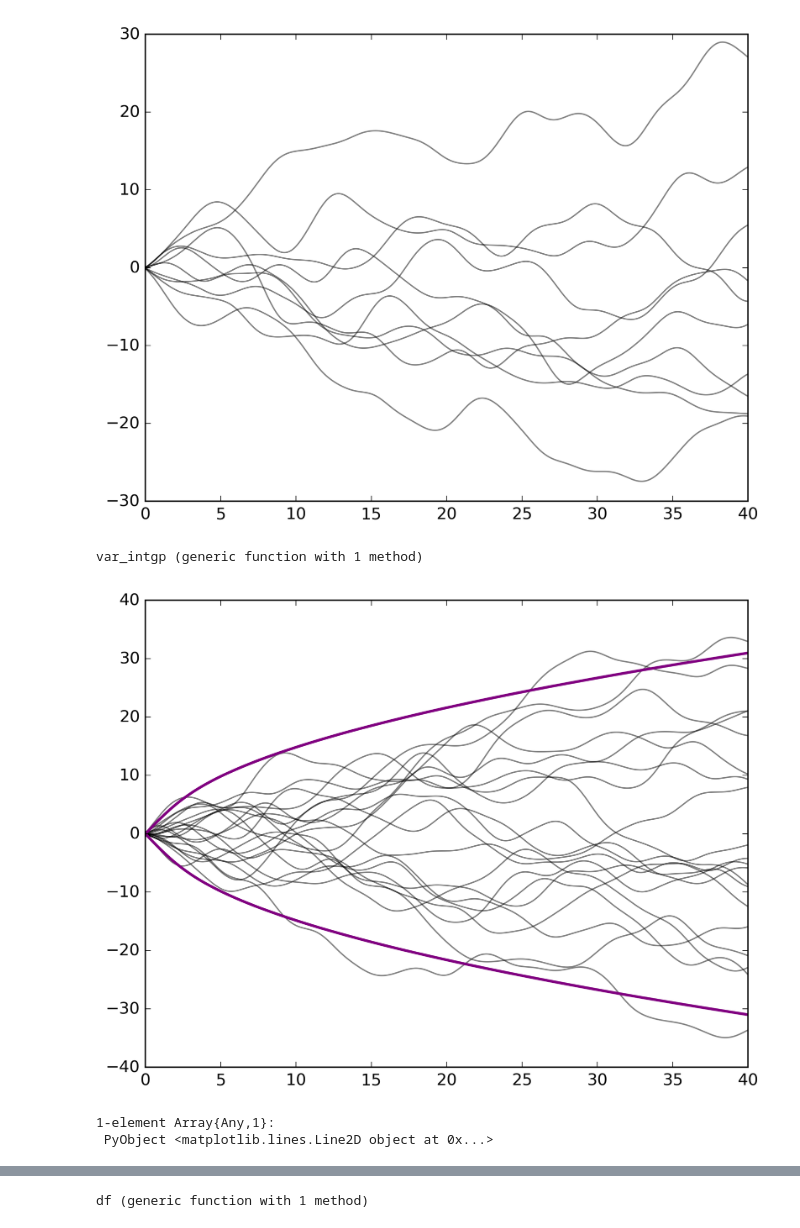
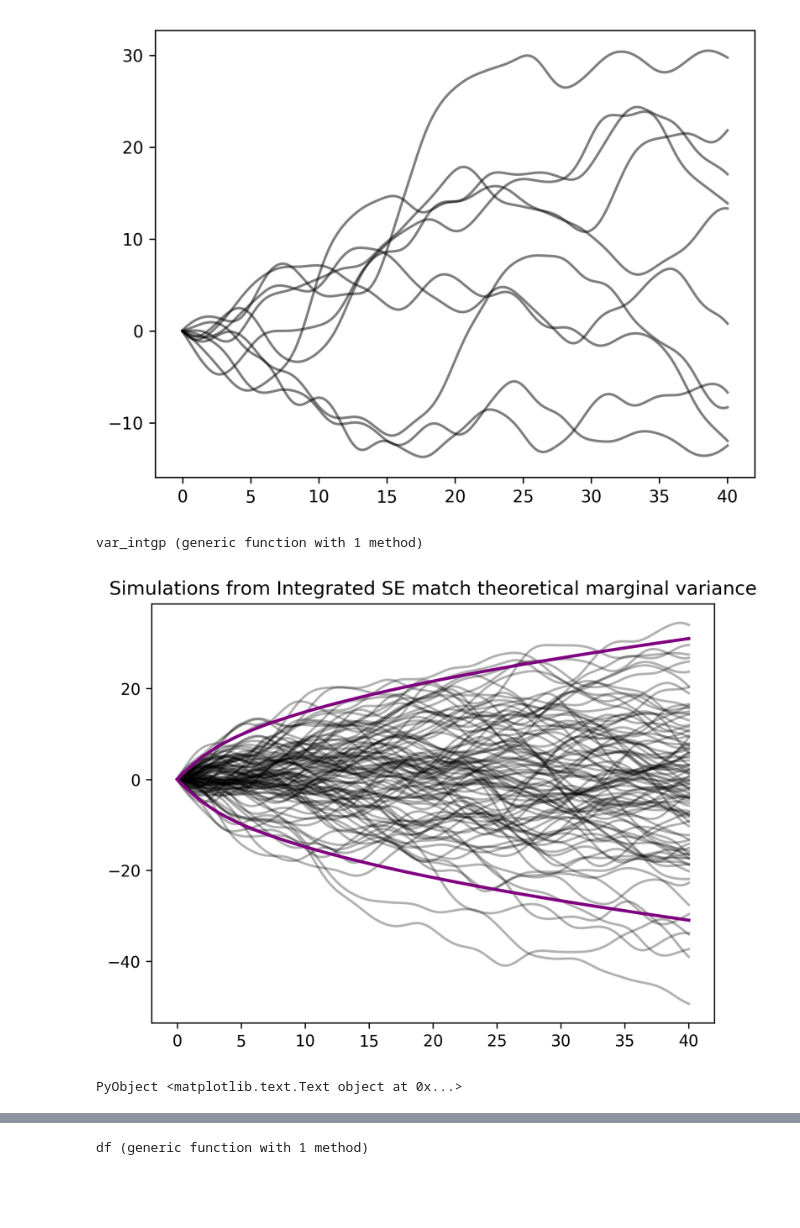
Before and after one commit to gwb/rdd-coverage, a Jupyter notebook: Maxime/notebooks/Integrate GP.ipynb, the cells around one changed output, grey strips where cells are left out. Cells and saved outputs as stored; diff of their text form; code cells hidden in the pictures; blank space fills up the shorter version.

```diff
--- a/Maxime/notebooks/Integrate GP.ipynb
+++ b/Maxime/notebooks/Integrate GP.ipynb
@@ -18,3 +23,3 @@ Type: GaussianProcesses.SEIso, Params: [0.3,0.3]
 # %%
-prior_GP = GP(;k=se, m=MeanZero(), logNoise=1e-8)
+prior_GP = GPE(;k=se, m=MeanZero(), logNoise=1e-8)
 # %% [output]
@@ -43,5 +50,6 @@ plt.plot(xx, int_r)
 # %%
 xx = linspace(0,40,1000)
+srand(1)
 for _ in 1:10
     r=rand(prior_GP, xx, 1)
     dx=median(diff(xx))
@@ -49,7 +57,7 @@ for _ in 1:10
     plt.plot(xx, int_r, color="black", alpha=0.5)
 end
 # %% [output]
-[figure, old version]
+[figure, new version]
 # %%
 function var_intgp(x, σ, l)
     u = x / l / √2
@@ -59,18 +67,18 @@ end
 var_intgp (generic function with 1 method)
 # %%
 xx = linspace(0,40,1000)
-for _ in 1:20
+for _ in 1:100
     r=rand(prior_GP, xx, 1)
     dx=median(diff(xx))
     int_r = cumsum(r)*dx
-    plt.plot(xx, int_r, color="black", alpha=0.5)
+    plt.plot(xx, int_r, color="black", alpha=0.3)
 end
-plt.plot(xx,  2*√(var_intgp.(xx, √se.σ2, √se.ℓ2)), linewidth=2, color="purple")
-plt.plot(xx, -2*√(var_intgp.(xx, √se.σ2, √se.ℓ2)), linewidth=2, color="purple")
+plt.plot(xx,  2*.√(var_intgp.(xx, √se.σ2, √se.ℓ2)), linewidth=2, color="purple")
+plt.plot(xx, -2*.√(var_intgp.(xx, √se.σ2, √se.ℓ2)), linewidth=2, color="purple")
+plt.title("Simulations from Integrated SE match theoretical marginal variance")
 # %% [output]
-[figure, old version]
+[figure, new version]
-1-element Array{Any,1}:
- PyObject <matplotlib.lines.Line2D object at 0x...>
+PyObject <matplotlib.text.Text object at 0x...>
 # %%
 xx = linspace(0,3,1000)
 for _ in 1:100
```
Also changed, not shown: parts of 37 cells of this notebook.
